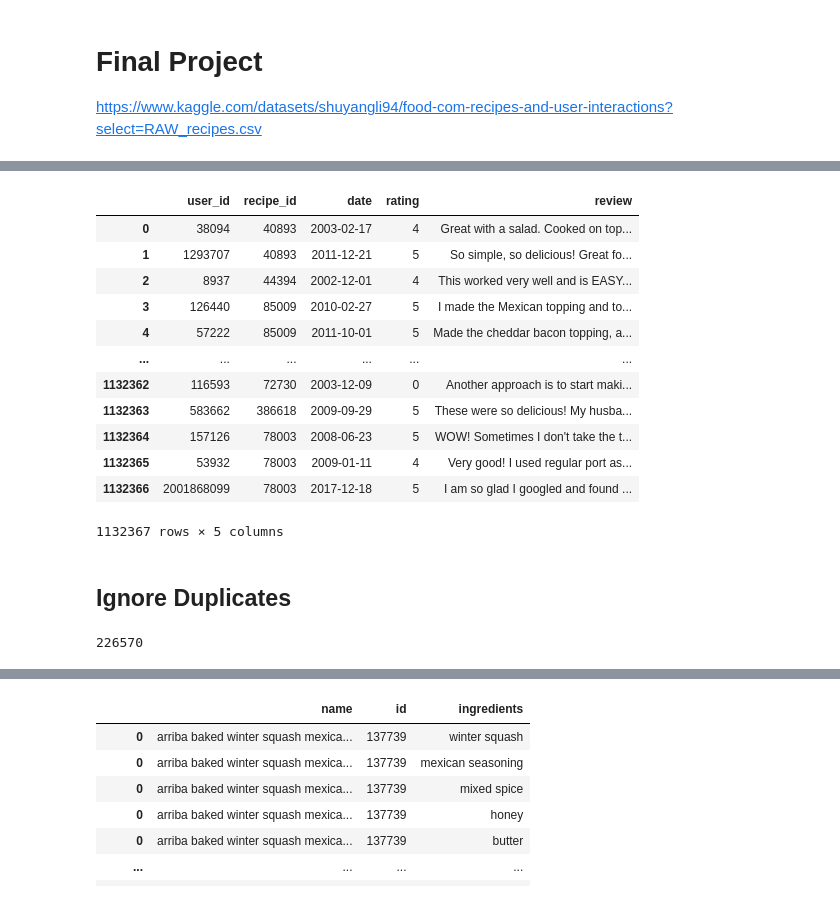
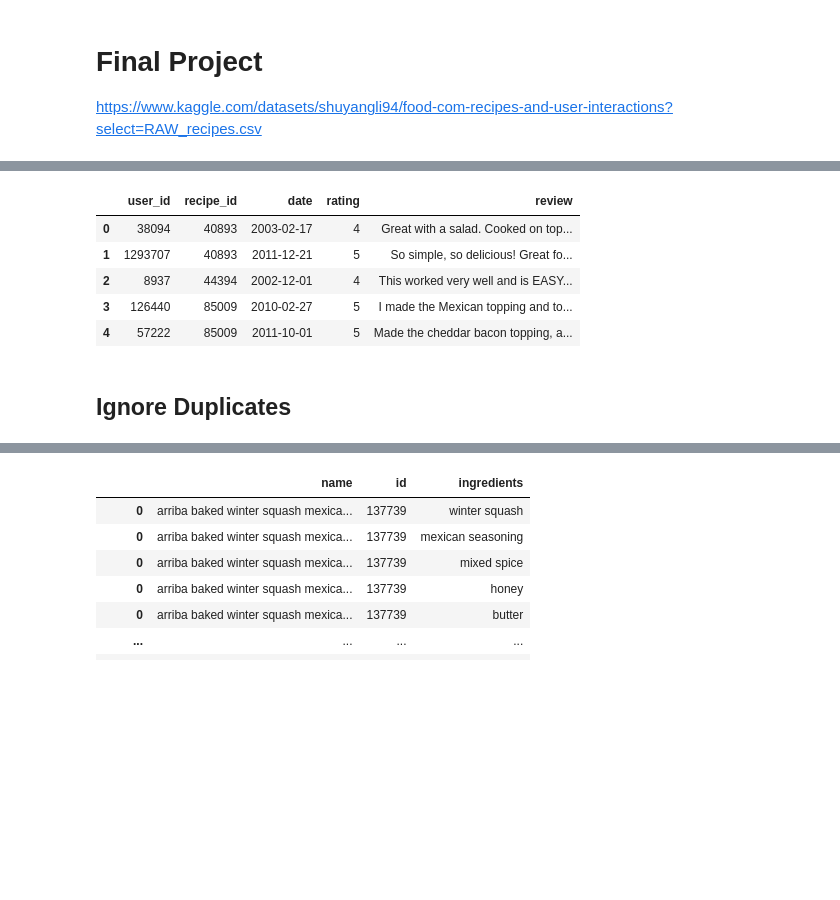
Before and after one commit to hellojohncruz/DATA-620, a Jupyter notebook: Final Project/food.ipynb, the cells around one changed output, grey strips where cells are left out. Cells and saved outputs as stored; diff of their text form; code cells hidden in the pictures; blank space fills up the shorter version.

```diff
--- a/Final Project/food.ipynb
+++ b/Final Project/food.ipynb
@@ -36,27 +29,16 @@ recipes_df
 recipes_df['ingredients'] = recipes_df['ingredients'].apply(lambda x: ast.literal_eval(x) if isinstance(x, str) and x.strip() else [])
 # %%
 users_df = pd.read_csv('RAW_interactions.csv')
-users_df
+users_df.head()
 # %% [output]
 |  | user_id | recipe_id | date | rating | review |
 | 0 | 38094 | 40893 | 2003-02-17 | 4 | Great with a salad. Cooked on top... |
 | 1 | 1293707 | 40893 | 2011-12-21 | 5 | So simple, so delicious! Great fo... |
 | 2 | 8937 | 44394 | 2002-12-01 | 4 | This worked very well and is EASY... |
 | 3 | 126440 | 85009 | 2010-02-27 | 5 | I made the Mexican topping and to... |
 | 4 | 57222 | 85009 | 2011-10-01 | 5 | Made the cheddar bacon topping, a... |
-| ... | ... | ... | ... | ... | ... |
-| 1132362 | 116593 | 72730 | 2003-12-09 | 0 | Another approach is to start maki... |
-| 1132363 | 583662 | 386618 | 2009-09-29 | 5 | These were so delicious! My husba... |
-| 1132364 | 157126 | 78003 | 2008-06-23 | 5 | WOW! Sometimes I don't take the t... |
-| 1132365 | 53932 | 78003 | 2009-01-11 | 4 | Very good! I used regular port as... |
-| 1132366 | 2001868099 | 78003 | 2017-12-18 | 5 | I am so glad I googled and found ... |
-1132367 rows × 5 columns
 # %% [markdown]
 ## Ignore Duplicates
 # %%
 recipes_df = recipes_df.drop_duplicates(subset=['id'])
 users_df = users_df.drop_duplicates(subset=['user_id', 'recipe_id'])
-# %%
-users_df['user_id'].nunique()
-# %% [output]
-226570
```
Also changed, not shown: parts of 38 cells of this notebook.
